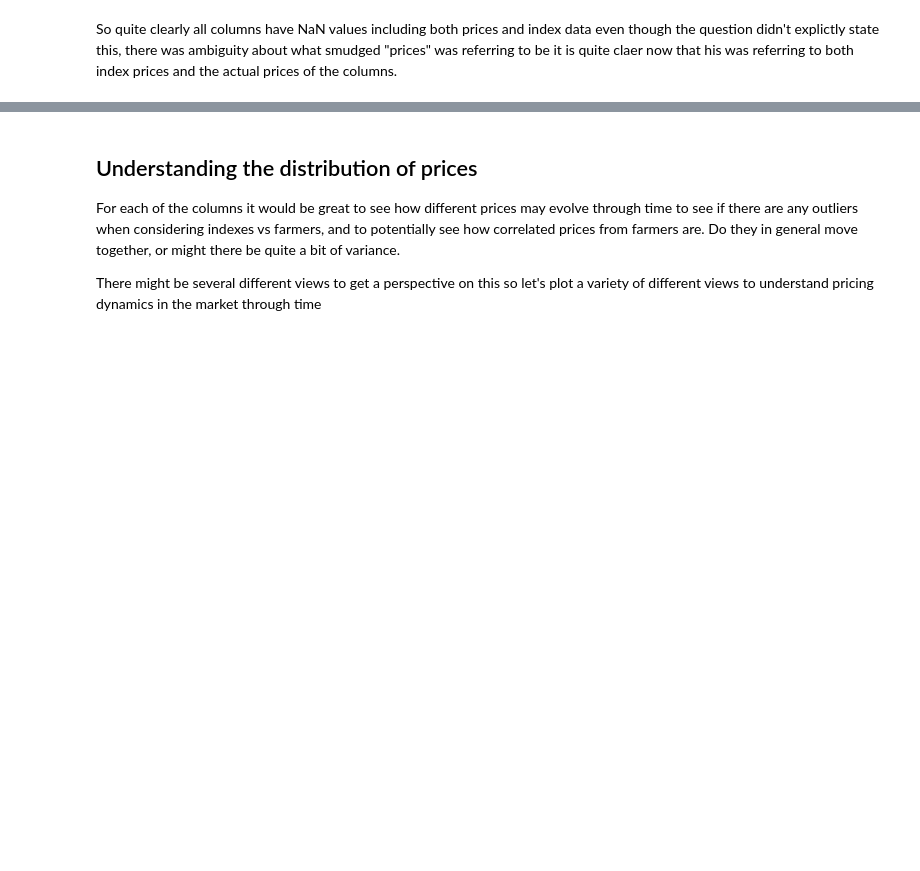
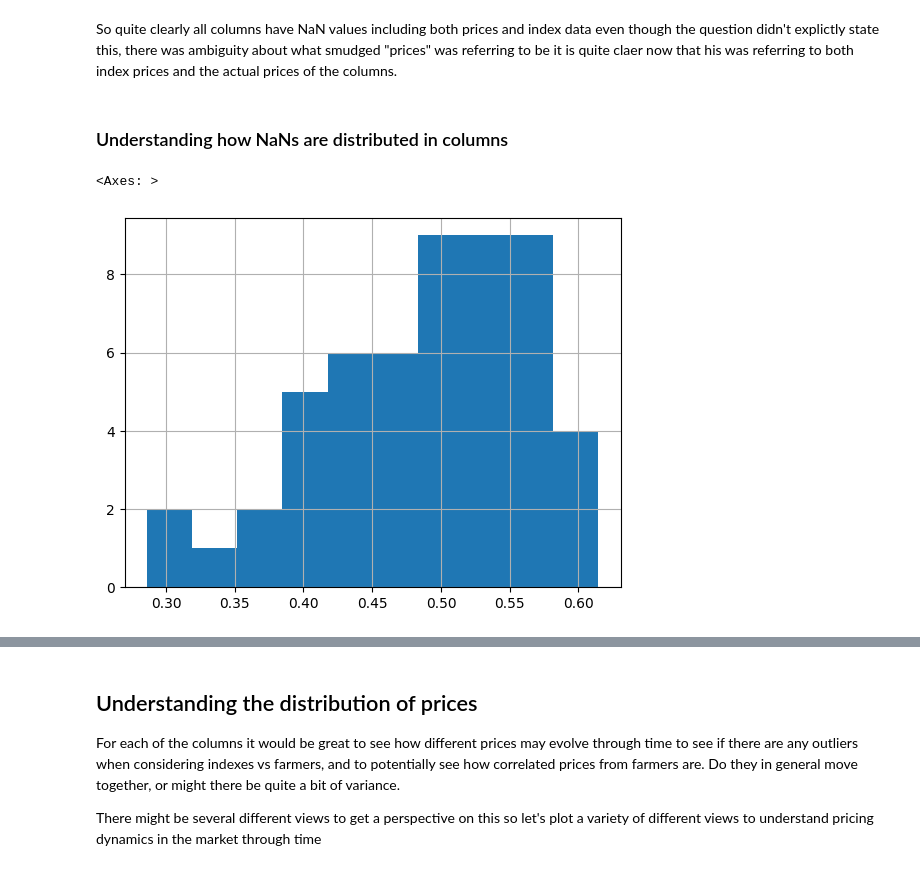
Before and after one commit to Nikhilesh-B/LimestoneDataChallengeMIT2026, a Jupyter notebook: Problem1/Problem1.ipynb, the cells around one changed output, grey strips where cells are left out. Cells and saved outputs as stored; diff of their text form; code cells hidden in the pictures; blank space fills up the shorter version.

```diff
--- a/Problem1/Problem1.ipynb
+++ b/Problem1/Problem1.ipynb
@@ -61,3 +65,11 @@ Total NaN =94470
 0
 # %% [markdown]
 So quite clearly all columns have NaN values including both prices and index data even though the question didn't explictly state this, there was ambiguity about what smudged "prices" was referring to be it is quite claer now that his was referring to both index prices and the actual prices of the columns.
+# %% [markdown]
+### Understanding how NaNs are distributed in columns
+# %%
+percent_undefined = DF.isna().sum()/len(DF.index)
+percent_undefined.hist()
+# %% [output]
+<Axes: >
+[figure, added]
```
Also changed, not shown: parts of 10 cells of this notebook, 1 other file.
